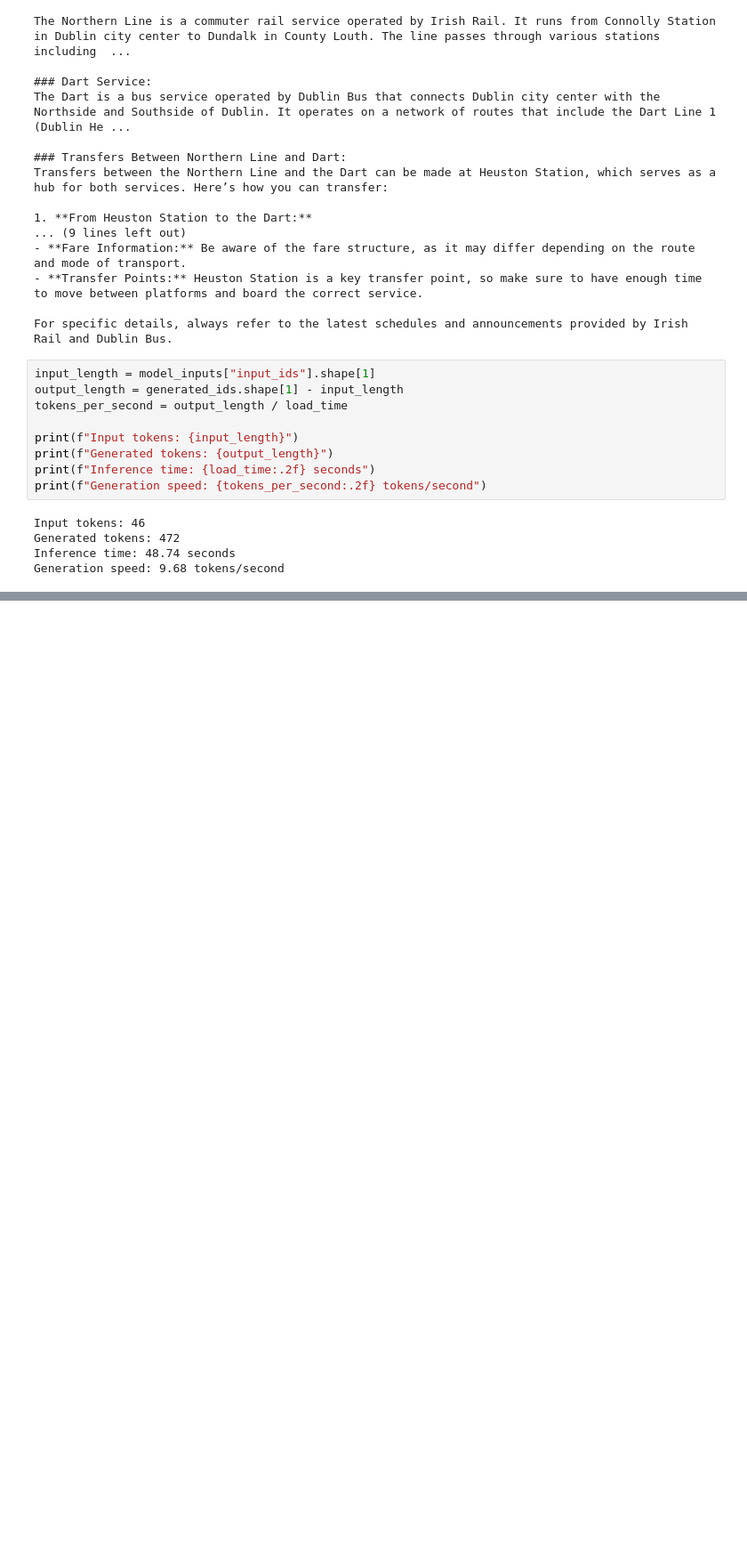
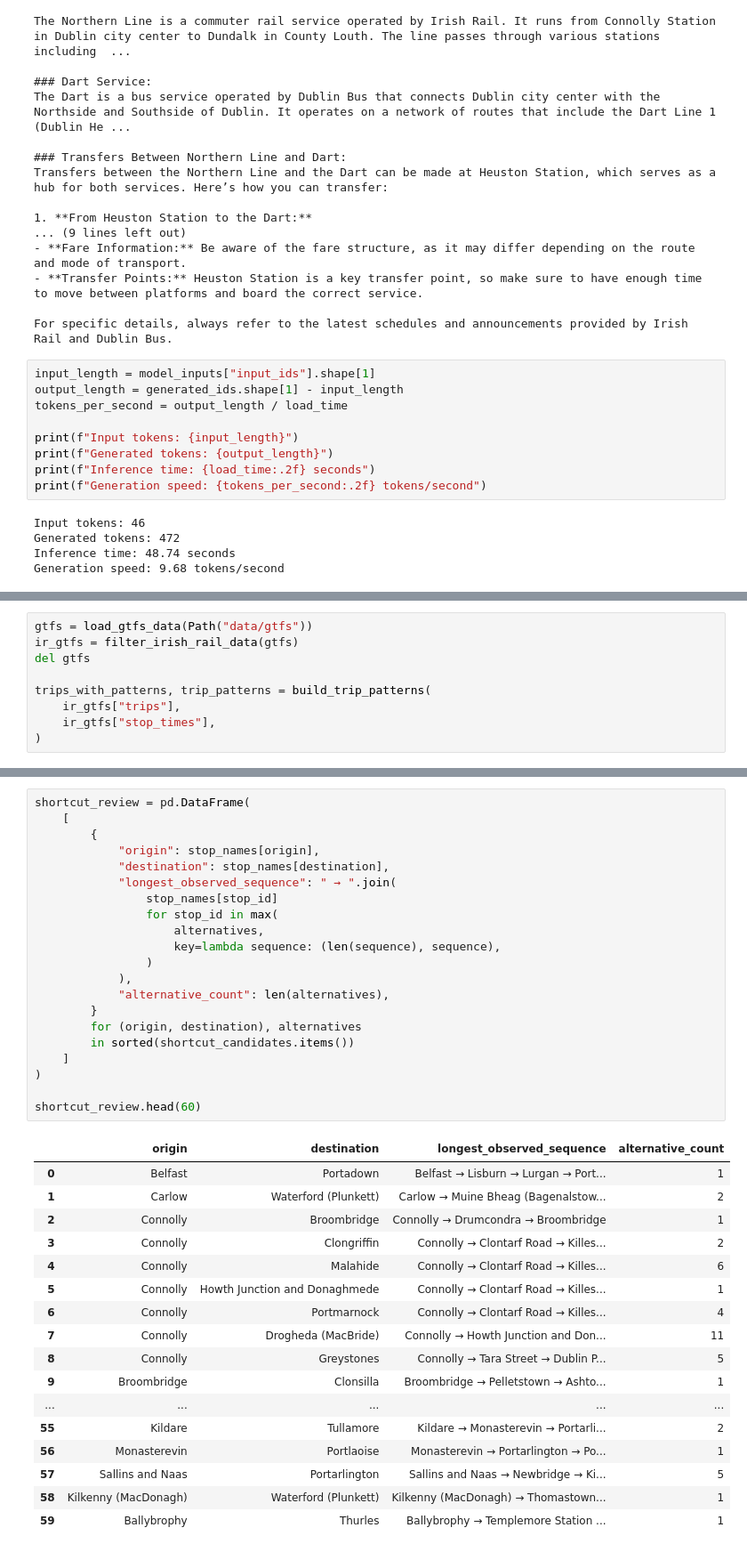
Before and after one commit to gmarkelov/delayswatch, a Jupyter notebook: delayswatch.ipynb, the cells around one changed output, grey strips where cells are left out. Shown at 89% size. Drawn from its saved outputs; the diff is of its cells as text; blank space fills up the shorter version.

Commit message:
improved loading and testing for loading gtfs data + added logger, data processing and initial graph building

```diff
--- a/delayswatch.ipynb
+++ b/delayswatch.ipynb
@@ -558,0 +568,9 @@ Generation speed: 9.68 tokens/second
+# %%
+gtfs = load_gtfs_data(Path("data/gtfs"))
+ir_gtfs = filter_irish_rail_data(gtfs)
+del gtfs
+
+trips_with_patterns, trip_patterns = build_trip_patterns(
+    ir_gtfs["trips"],
+    ir_gtfs["stop_times"],
+)
@@ -558,0 +677,39 @@ Generation speed: 9.68 tokens/second
+# %%
+shortcut_review = pd.DataFrame(
+    [
+        {
+            "origin": stop_names[origin],
+            "destination": stop_names[destination],
+            "longest_observed_sequence": " → ".join(
+                stop_names[stop_id]
+                for stop_id in max(
+                    alternatives,
+                    key=lambda sequence: (len(sequence), sequence),
+                )
+            ),
+            "alternative_count": len(alternatives),
+        }
+        for (origin, destination), alternatives
+        in sorted(shortcut_candidates.items())
+    ]
+)
+
+shortcut_review.head(60)
+# %% [output]
+|  | origin | destination | longest_observed_sequence | alternative_count |
+| 0 | Belfast | Portadown | Belfast → Lisburn → Lurgan → Port... | 1 |
+| 1 | Carlow | Waterford (Plunkett) | Carlow → Muine Bheag (Bagenalstow... | 2 |
+| 2 | Connolly | Broombridge | Connolly → Drumcondra → Broombridge | 1 |
+| 3 | Connolly | Clongriffin | Connolly → Clontarf Road → Killes... | 2 |
+| 4 | Connolly | Malahide | Connolly → Clontarf Road → Killes... | 6 |
+| 5 | Connolly | Howth Junction and Donaghmede | Connolly → Clontarf Road → Killes... | 1 |
+| 6 | Connolly | Portmarnock | Connolly → Clontarf Road → Killes... | 4 |
+| 7 | Connolly | Drogheda (MacBride) | Connolly → Howth Junction and Don... | 11 |
+| 8 | Connolly | Greystones | Connolly → Tara Street → Dublin P... | 5 |
+| 9 | Broombridge | Clonsilla | Broombridge → Pelletstown → Ashto... | 1 |
+| ... | ... | ... | ... | ... |
+| 55 | Kildare | Tullamore | Kildare → Monasterevin → Portarli... | 2 |
+| 56 | Monasterevin | Portlaoise | Monasterevin → Portarlington → Po... | 1 |
+| 57 | Sallins and Naas | Portarlington | Sallins and Naas → Newbridge → Ki... | 5 |
+| 58 | Kilkenny (MacDonagh) | Waterford (Plunkett) | Kilkenny (MacDonagh) → Thomastown... | 1 |
+| 59 | Ballybrophy | Thurles | Ballybrophy → Templemore Station ... | 1 |
```
Also changed, not shown: parts of 5 cells of this notebook, 7 other files.
